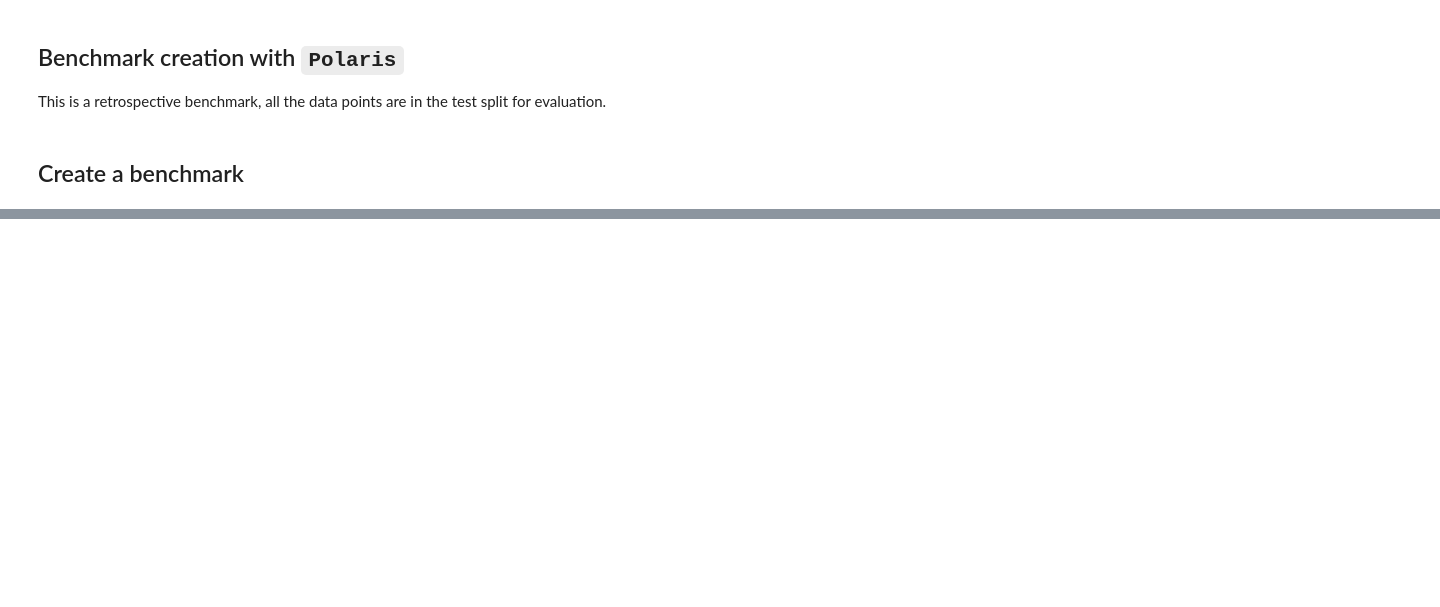
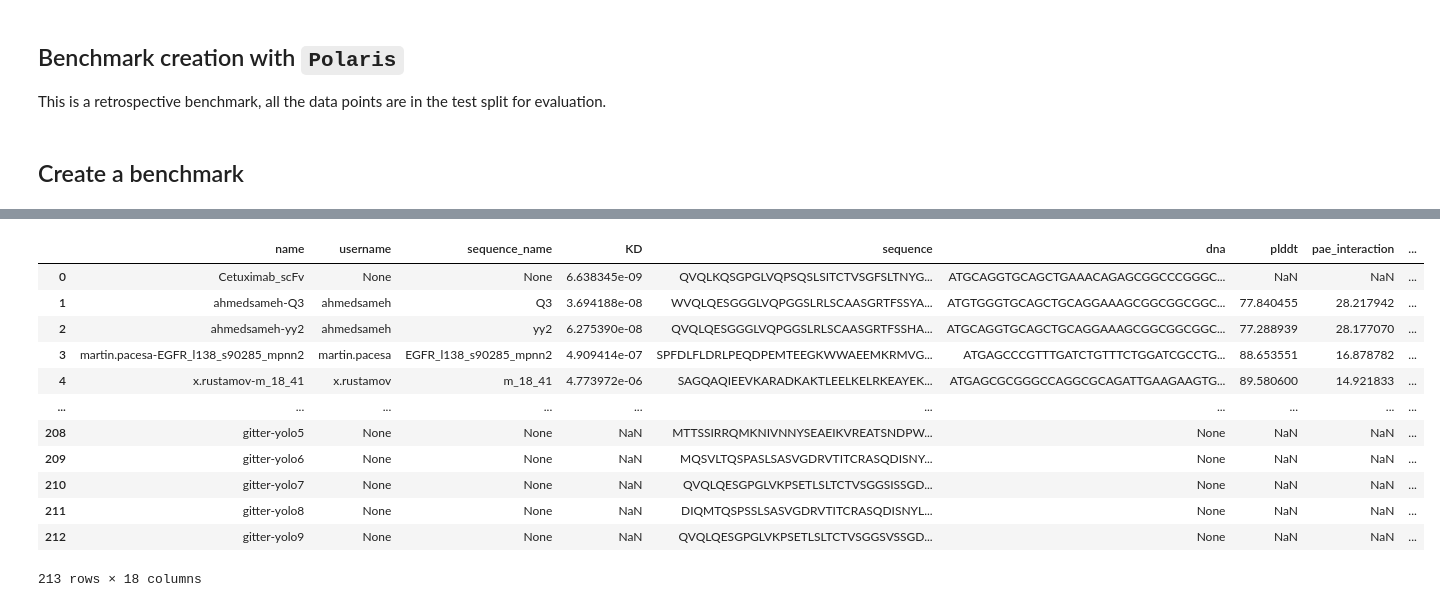
Before and after one commit to polaris-hub/polaris-recipes, a Jupyter notebook: org-AdaptyvBio/EGFR_binders/v1/02.benchmark_creation.ipynb, the cells around one changed output, grey strips where cells are left out. Cells and saved outputs as stored; diff of their text form; code cells hidden in the pictures; blank space fills up the shorter version.

```diff
--- a/org-AdaptyvBio/EGFR_binders/v1/02.benchmark_creation.ipynb
+++ b/org-AdaptyvBio/EGFR_binders/v1/02.benchmark_creation.ipynb
@@ -139,3 +164,19 @@ benchmark.upload_to_hub(access="private", owner=owner)
   'owner': {'slug': 'adaptyv-bio'}},
  'results': [],
  'review': None}
+# %%
+benchmark.dataset.table.tail
+# %% [output]
+|  | name | username | sequence_name | KD | sequence | dna | plddt | pae_interaction | ... |
+| 0 | Cetuximab_scFv | None | None | 6.638345e-09 | QVQLKQSGPGLVQPSQSLSITCTVSGFSLTNYG... | ATGCAGGTGCAGCTGAAACAGAGCGGCCCGGGC... | NaN | NaN | ... |
+| 1 | ahmedsameh-Q3 | ahmedsameh | Q3 | 3.694188e-08 | WVQLQESGGGLVQPGGSLRLSCAASGRTFSSYA... | ATGTGGGTGCAGCTGCAGGAAAGCGGCGGCGGC... | 77.840455 | 28.217942 | ... |
+| 2 | ahmedsameh-yy2 | ahmedsameh | yy2 | 6.275390e-08 | QVQLQESGGGLVQPGGSLRLSCAASGRTFSSHA... | ATGCAGGTGCAGCTGCAGGAAAGCGGCGGCGGC... | 77.288939 | 28.177070 | ... |
+| 3 | martin.pacesa-EGFR_l138_s90285_mpnn2 | martin.pacesa | EGFR_l138_s90285_mpnn2 | 4.909414e-07 | SPFDLFLDRLPEQDPEMTEEGKWWAEEMKRMVG... | ATGAGCCCGTTTGATCTGTTTCTGGATCGCCTG... | 88.653551 | 16.878782 | ... |
+| 4 | x.rustamov-m_18_41 | x.rustamov | m_18_41 | 4.773972e-06 | SAGQAQIEEVKARADKAKTLEELKELRKEAYEK... | ATGAGCGCGGGCCAGGCGCAGATTGAAGAAGTG... | 89.580600 | 14.921833 | ... |
+| ... | ... | ... | ... | ... | ... | ... | ... | ... | ... |
+| 208 | gitter-yolo5 | None | None | NaN | MTTSSIRRQMKNIVNNYSEAEIKVREATSNDPW... | None | NaN | NaN | ... |
+| 209 | gitter-yolo6 | None | None | NaN | MQSVLTQSPASLSASVGDRVTITCRASQDISNY... | None | NaN | NaN | ... |
+| 210 | gitter-yolo7 | None | None | NaN | QVQLQESGPGLVKPSETLSLTCTVSGGSISSGD... | None | NaN | NaN | ... |
+| 211 | gitter-yolo8 | None | None | NaN | DIQMTQSPSSLSASVGDRVTITCRASQDISNYL... | None | NaN | NaN | ... |
+| 212 | gitter-yolo9 | None | None | NaN | QVQLQESGPGLVKPSETLSLTCTVSGGSVSSGD... | None | NaN | NaN | ... |
+213 rows × 18 columns
```
Also changed, not shown: parts of 7 cells of this notebook, 3 other files.
